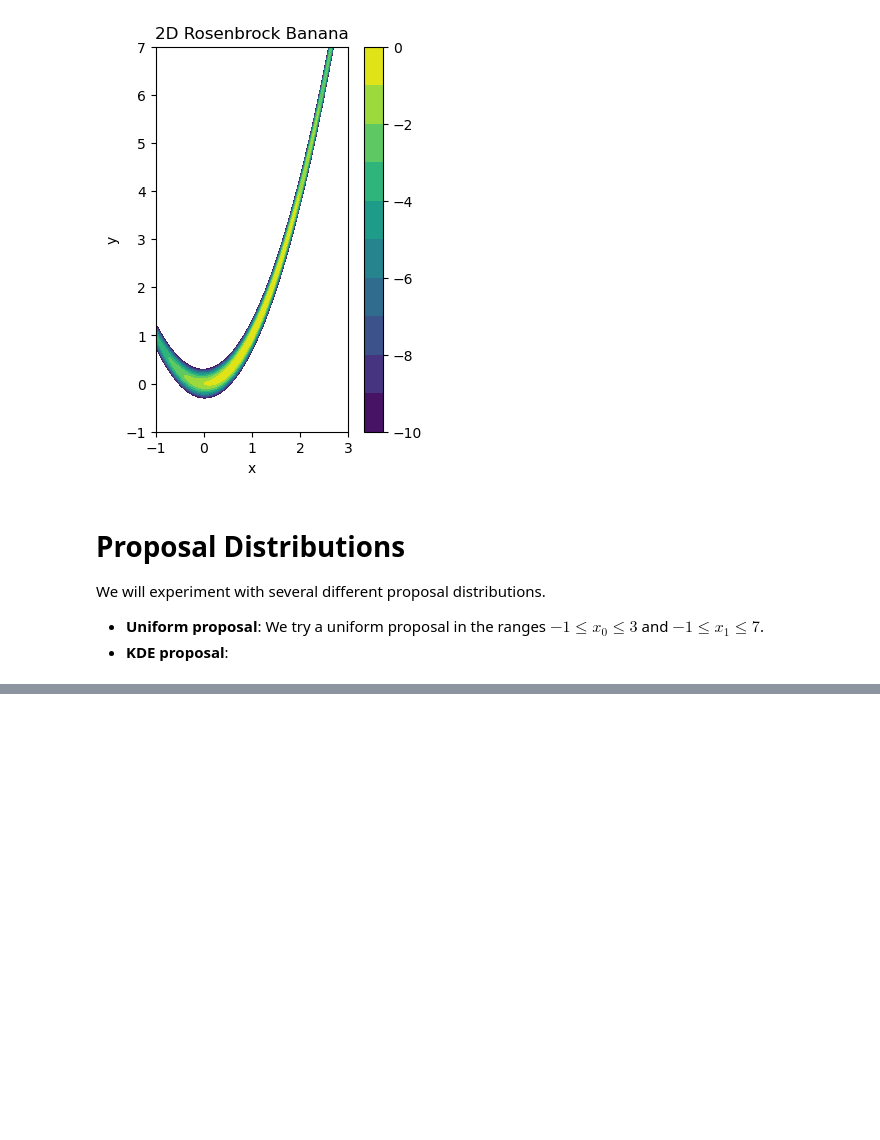
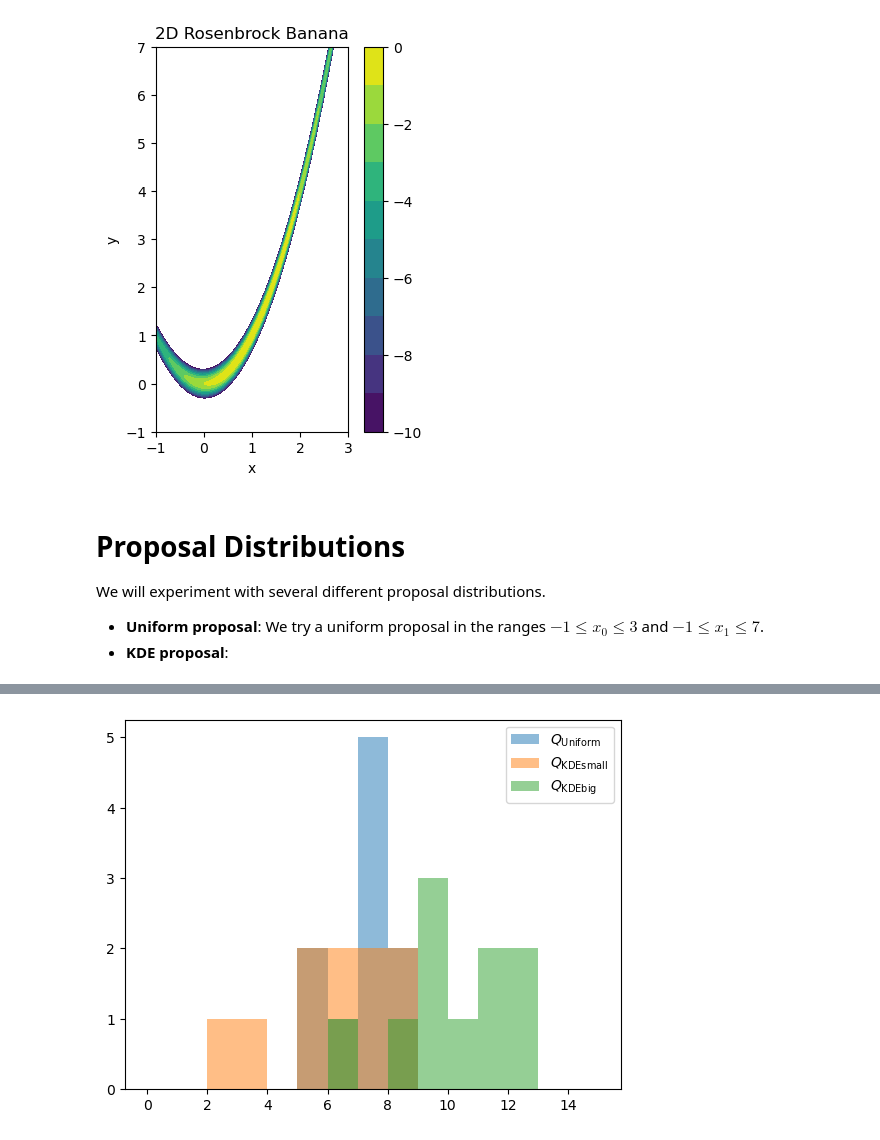
Before and after one commit to cjm96/mcmc_infinity, a Jupyter notebook: mcmc_infinity/examples/rosenbrock_demo.ipynb, the cells around one changed output, grey strips where cells are left out. Cells and saved outputs as stored; diff of their text form; code cells hidden in the pictures; blank space fills up the shorter version.

```diff
--- a/mcmc_infinity/examples/rosenbrock_demo.ipynb
+++ b/mcmc_infinity/examples/rosenbrock_demo.ipynb
@@ -111,0 +167,11 @@ samples = sampler_uniform.get_perfect_samples(T, num_samples)
+# %%
+fig, ax = plt.subplots()
+
+ax.hist(jnp.log2(T_Quniform), alpha=0.5, label=r'$Q_{\rm Uniform}$', bins=np.arange(0, 16))
+ax.hist(jnp.log2(T_Qkde_small), alpha=0.5, label=r'$Q_{\rm KDE small}$', bins=np.arange(0, 16))
+ax.hist(jnp.log2(T_Qkde_big), alpha=0.5, label=r'$Q_{\rm KDE big}$', bins=np.arange(0, 16))
+
+ax.legend()
+plt.show()
+# %% [output]
+[figure, added]
```
Also changed, not shown: parts of 8 cells of this notebook, 6 other files.
